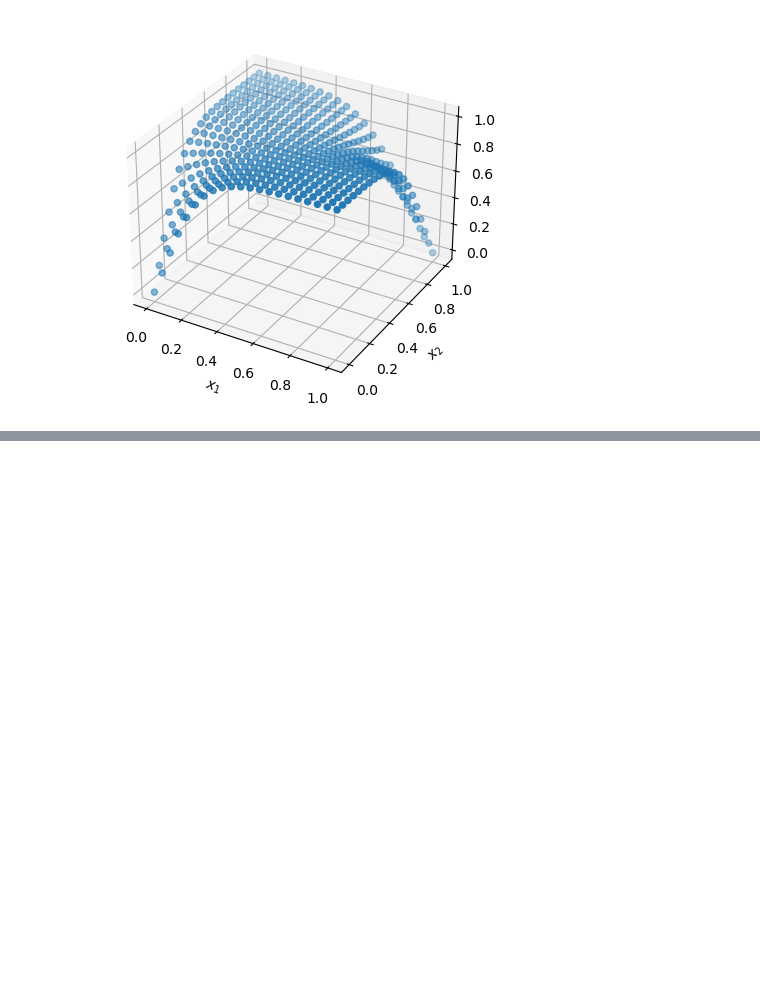
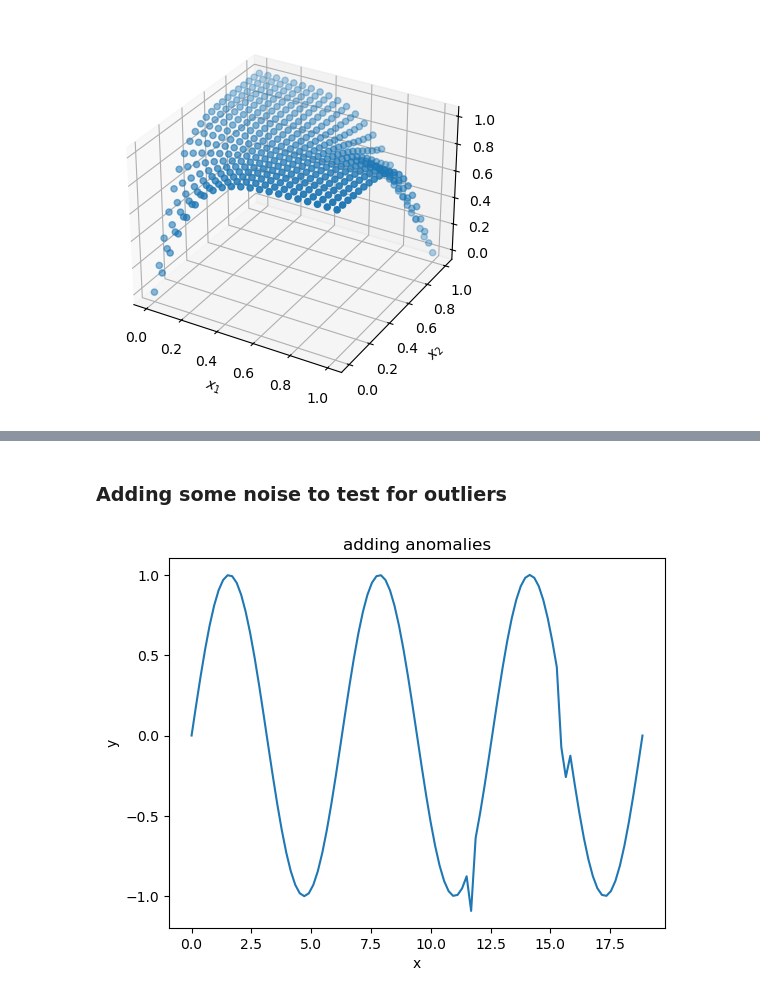
Before and after one commit to dHuberYoumans/neural_networks, a Jupyter notebook: simple_models/simple_models.ipynb, the cells around one changed output, grey strips where cells are left out. Saved outputs shown, nothing was run; the diff lists cells and outputs as text; code cells hidden in the pictures; blank space fills up the shorter version.

```diff
--- a/simple_models/simple_models.ipynb
+++ b/simple_models/simple_models.ipynb
@@ -231,0 +325,22 @@ ax.set_ylabel(r'$x_2$');
+# %% [markdown]
+### Adding some noise to test for outliers
+# %%
+# DATA
+pi = torch.tensor(np.pi)
+steps = 101
+X = torch.linspace(0,6*pi,steps).view(1,1,-1) # (batch,channels,seq_len)
+y = torch.sin(X)
+
+
+torch.manual_seed(57)
+rnd_idx = torch.randint(0,steps,size=(3,))
+
+y[...,rnd_idx] += torch.randn(1)
+
+
+plt.title('adding anomalies')
+plt.plot(X.flatten(),y.flatten())
+plt.xlabel('x')
+plt.ylabel('y');
+# %% [output]
+[figure, added]
```
Also changed, not shown: parts of 7 cells of this notebook.
